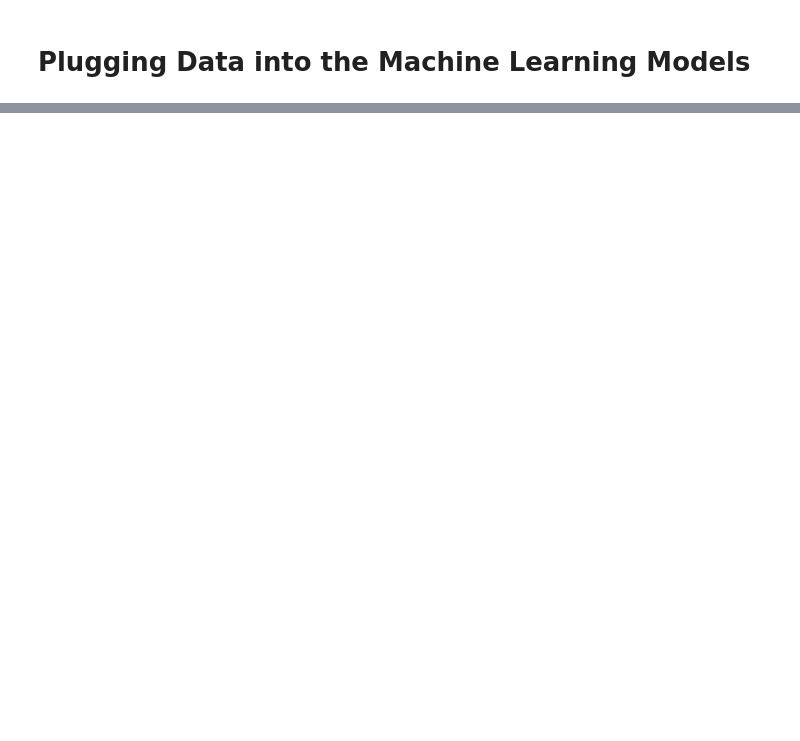
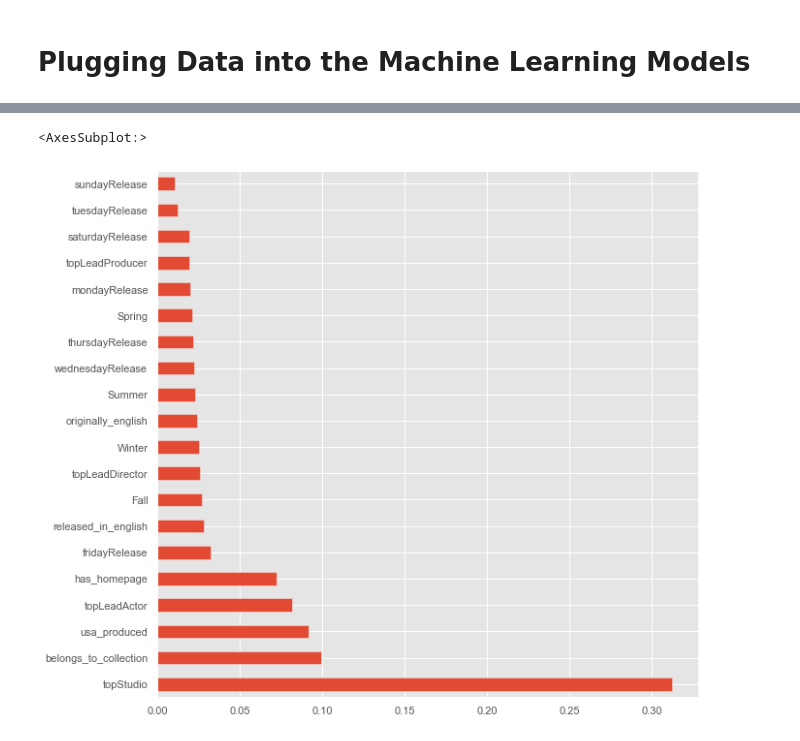
Before and after one commit to CGFS93/TMDB_Box_Office_Prediction, a Jupyter notebook: EDA.ipynb, the cells around one changed output, grey strips where cells are left out. Saved outputs shown, nothing was run; the diff lists cells and outputs as text; code cells hidden in the pictures; blank space fills up the shorter version.

```diff
--- a/EDA.ipynb
+++ b/EDA.ipynb
@@ -3296,0 +3378,3 @@ evaluate(model, X_test_scaled, y_test)
+# %%
+et_base_model = ExtraTreesRegressor(random_state = 42)
+et_base_model.fit(X_train, y_train.values.ravel())
@@ -3296,0 +3396,17 @@ evaluate(model, X_test_scaled, y_test)
+# %%
+et_model = ExtraTreesRegressor(random_state = 42)
+param_grid = {
+    'bootstrap': [True],
+    'max_depth': [35, 40, 45],
+    'max_features': [.4, .6, 'auto'],
+    'min_samples_leaf': [1, 2],
+    'min_samples_split': [4, 5, 7],
+    'n_estimators': [100, 250, 400]
+}
+
+et_model, pred = algorithm_pipeline(X_train, X_test, y_train.values.ravel(), y_test.values, et_model,
+                                 param_grid, cv=5)
+
+# Root Mean Squared Error
+print(np.sqrt(-et_model.best_score_))
+print(et_model.best_params_)
@@ -3296,0 +3417,8 @@ evaluate(model, X_test_scaled, y_test)
+# %%
+base_accuracy = evaluate(et_base_model, X_test, y_test.values)
+
+et_best_model = et_model.best_estimator_
+best_accuracy = evaluate(et_best_model, X_test, y_test.values)
+
+
+print('Improvement of {:0.2f}%.'.format( 100 * (best_accuracy - base_accuracy) / base_accuracy))
@@ -3296,0 +3433,9 @@ evaluate(model, X_test_scaled, y_test)
+# %%
+feature_importances = et_best_model.feature_importances_
+indices = np.argsort(feature_importances)[::-1]
+
+# Print the feature ranking
+print("Feature ranking:")
+
+for f in range(20):
+    print("%d. %s (%f)" % (f + 1, X_train.columns[indices[f]], feature_importances[indices[f]]))
@@ -3296,0 +3460,6 @@ evaluate(model, X_test_scaled, y_test)
+# %%
+feat_importances = pd.Series(feature_importances, index=X.columns)
+feat_importances.nlargest(20).plot(kind='barh', figsize=[10,10])
+# %% [output]
+<AxesSubplot:>
+[figure, added]
```
Also changed, not shown: parts of 83 cells of this notebook.
